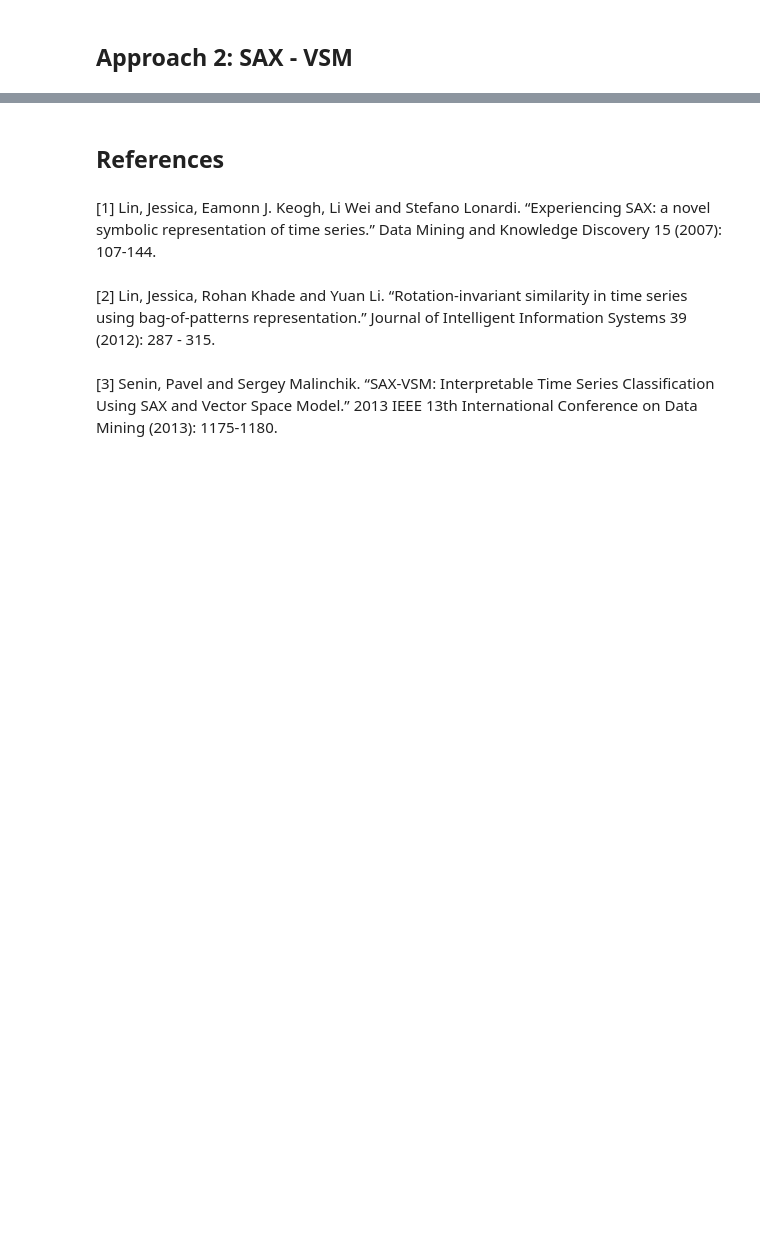
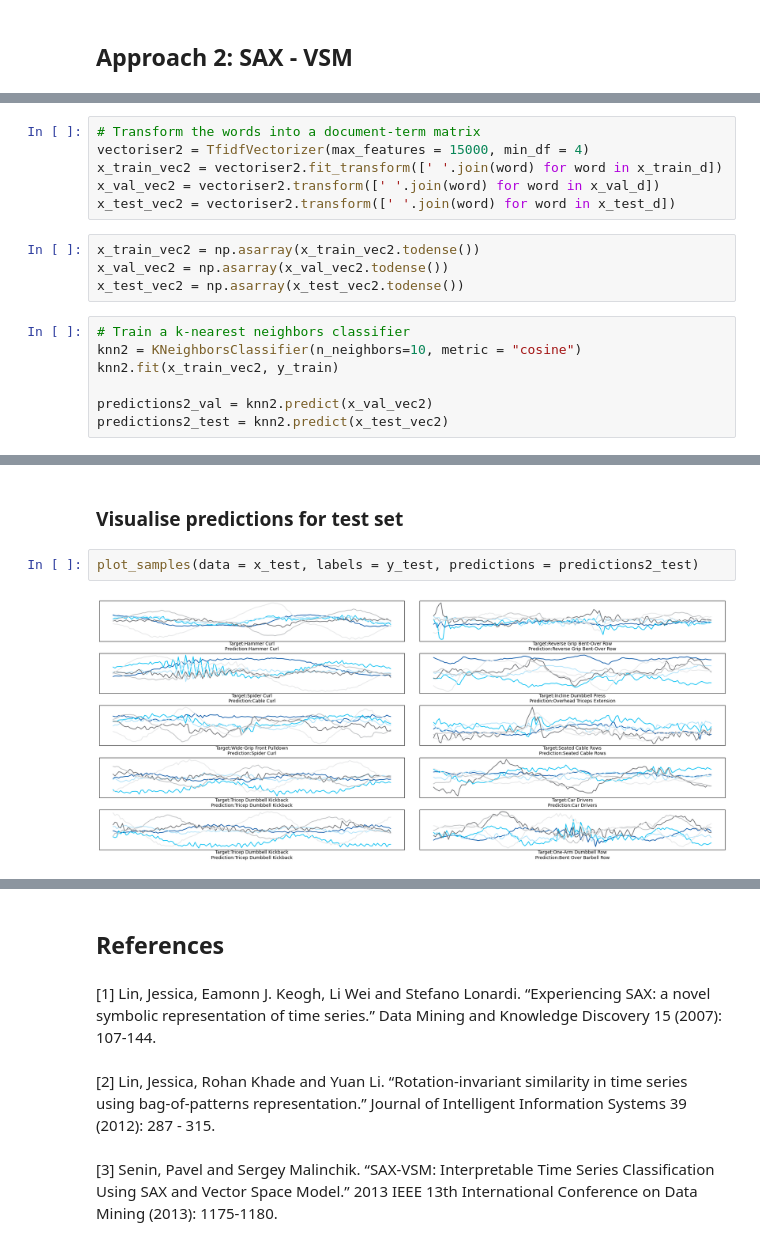
Before and after one commit to cadams012/Gym-Activity-Recognition, a Jupyter notebook: benchmarks/Discretisation Methods.ipynb, the cells around one changed output, grey strips where cells are left out. Cells and saved outputs as stored; diff of their text form; blank space fills up the shorter version.

```diff
--- a/benchmarks/Discretisation Methods.ipynb
+++ b/benchmarks/Discretisation Methods.ipynb
@@ -329,0 +144,17 @@ We can deduce the SAX-VSM model has overfit; that is to say, it has just learned
+# %%
+# Transform the words into a document-term matrix
+vectoriser2 = TfidfVectorizer(max_features = 15000, min_df = 4)
+x_train_vec2 = vectoriser2.fit_transform([' '.join(word) for word in x_train_d])
+x_val_vec2 = vectoriser2.transform([' '.join(word) for word in x_val_d])
+x_test_vec2 = vectoriser2.transform([' '.join(word) for word in x_test_d])
+# %%
+x_train_vec2 = np.asarray(x_train_vec2.todense())
+x_val_vec2 = np.asarray(x_val_vec2.todense())
+x_test_vec2 = np.asarray(x_test_vec2.todense())
+# %%
+# Train a k-nearest neighbors classifier
+knn2 = KNeighborsClassifier(n_neighbors=10, metric = "cosine")
+knn2.fit(x_train_vec2, y_train)
+
+predictions2_val = knn2.predict(x_val_vec2)
+predictions2_test = knn2.predict(x_test_vec2)
@@ -329,0 +168,6 @@ We can deduce the SAX-VSM model has overfit; that is to say, it has just learned
+# %% [markdown]
+### Visualise predictions for test set
+# %%
+plot_samples(data = x_test, labels = y_test, predictions = predictions2_test)
+# %% [output]
+[figure, added]
```
Also changed, not shown: parts of 52 cells of this notebook.
